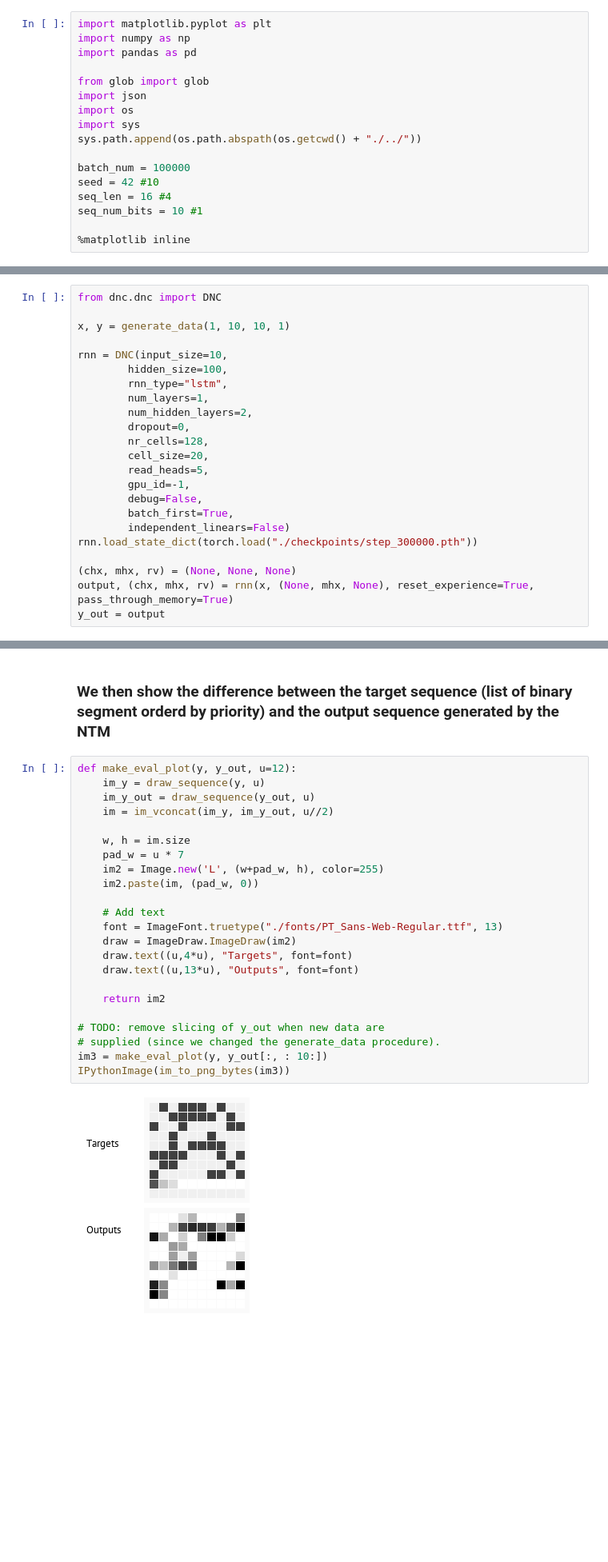
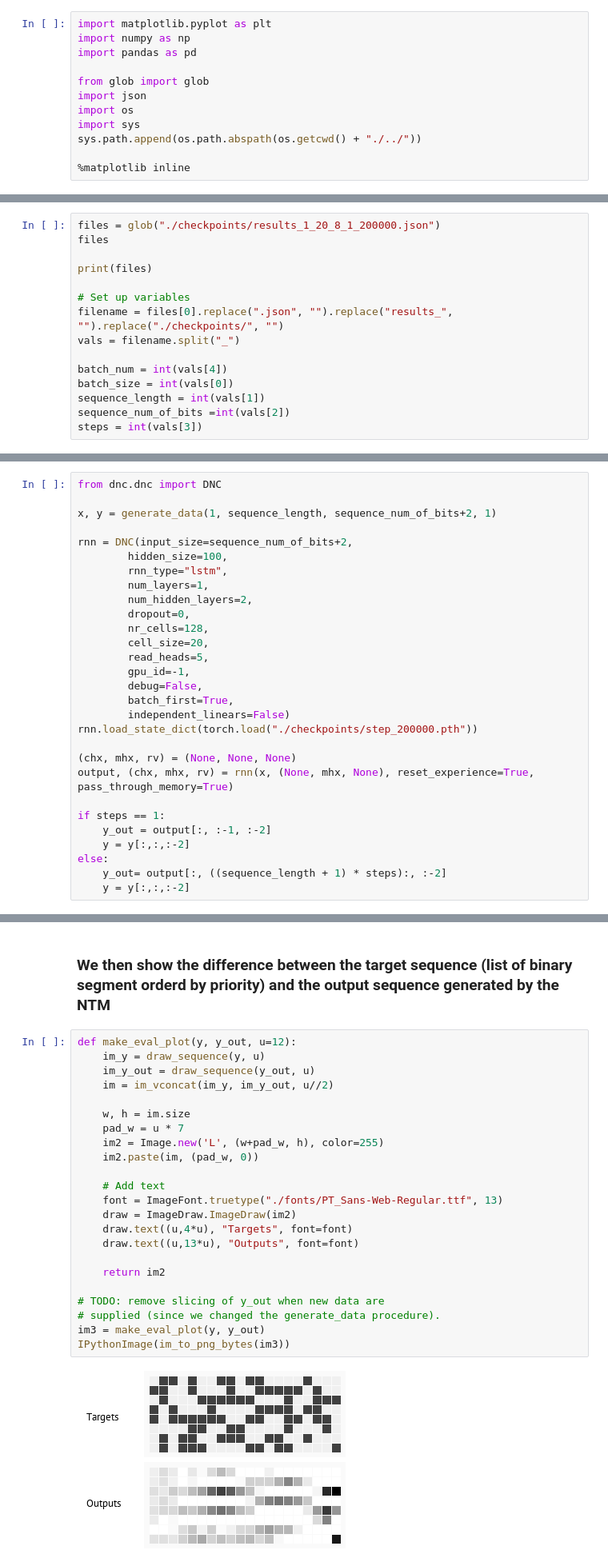
Before and after one commit to geektoni/pytorch-dnc-tests, a Jupyter notebook: priority_sort_task/priority-sort-task-plots.ipynb, the cells around one changed output, grey strips where cells are left out. Shown at 80% size. Saved outputs shown, nothing was run; the diff lists cells and outputs as text; blank space fills up the shorter version.

```diff
--- a/priority_sort_task/priority-sort-task-plots.ipynb
+++ b/priority_sort_task/priority-sort-task-plots.ipynb
@@ -23,9 +23,4 @@ import os
 import sys
 sys.path.append(os.path.abspath(os.getcwd() + "./../"))
 
-batch_num = 100000
-seed = 42 #10
-seq_len = 16 #4
-seq_num_bits = 10 #1
-
 %matplotlib inline
@@ -36,0 +27,15 @@ files
+# %%
+files = glob("./checkpoints/results_1_20_8_1_200000.json")
+files
+
+print(files)
+
+# Set up variables
+filename = files[0].replace(".json", "").replace("results_", "").replace("./checkpoints/", "")
+vals = filename.split("_")
+
+batch_num = int(vals[4])
+batch_size = int(vals[0])
+sequence_length = int(vals[1])
+sequence_num_of_bits =int(vals[2])
+steps = int(vals[3])
@@ -139,9 +137,9 @@ from utils import generate_data
 # %%
 from dnc.dnc import DNC
 
-x, y = generate_data(1, 10, 10, 1)
+x, y = generate_data(1, sequence_length, sequence_num_of_bits+2, 1)
 
-rnn = DNC(input_size=10,
+rnn = DNC(input_size=sequence_num_of_bits+2,
         hidden_size=100,
         rnn_type="lstm",
         num_layers=1,
@@ -154,11 +152,17 @@ rnn = DNC(input_size=10,
         debug=False,
         batch_first=True,
         independent_linears=False)
-rnn.load_state_dict(torch.load("./checkpoints/step_300000.pth"))
+rnn.load_state_dict(torch.load("./checkpoints/step_200000.pth"))
 
 (chx, mhx, rv) = (None, None, None)
 output, (chx, mhx, rv) = rnn(x, (None, mhx, None), reset_experience=True, pass_through_memory=True)
-y_out = output
+
+if steps == 1:
+    y_out = output[:, :-1, :-2]
+    y = y[:,:,:-2]
+else:
+    y_out= output[:, ((sequence_length + 1) * steps):, :-2]
+    y = y[:,:,:-2]
 # %%
 def cmap(value):
     pixval = value * 255
@@ -208,27 +212,27 @@ def im_vconcat(im1, im2, pad=8):
 # %%
 def make_eval_plot(y, y_out, u=12):
     im_y = draw_sequence(y, u)
     im_y_out = draw_sequence(y_out, u)
     im = im_vconcat(im_y, im_y_out, u//2)
 
     w, h = im.size
     pad_w = u * 7
     im2 = Image.new('L', (w+pad_w, h), color=255)
     im2.paste(im, (pad_w, 0))
 
     # Add text
     font = ImageFont.truetype("./fonts/PT_Sans-Web-Regular.ttf", 13)
     draw = ImageDraw.ImageDraw(im2)
     draw.text((u,4*u), "Targets", font=font)
     draw.text((u,13*u), "Outputs", font=font)
 
     return im2
 
 # TODO: remove slicing of y_out when new data are
 # supplied (since we changed the generate_data procedure).
-im3 = make_eval_plot(y, y_out[:, : 10:])
+im3 = make_eval_plot(y, y_out)
 IPythonImage(im_to_png_bytes(im3))
 # %% [output]
-[figure, old version]
+[figure, new version]
 # %% [markdown]
 ![](../images/priority-sort-train-80-fast.gif "segment")
```
Also changed, not shown: parts of 10 cells of this notebook.
